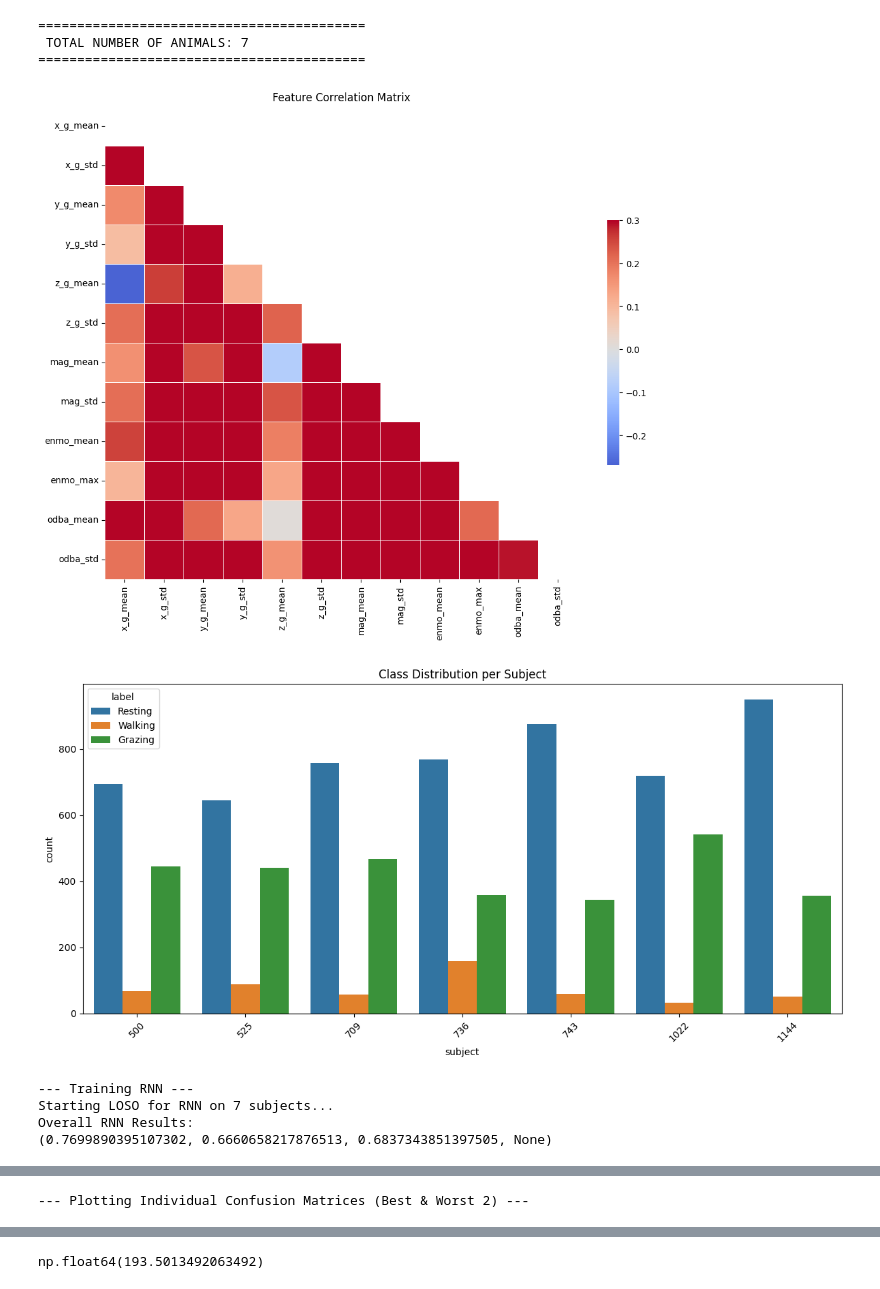
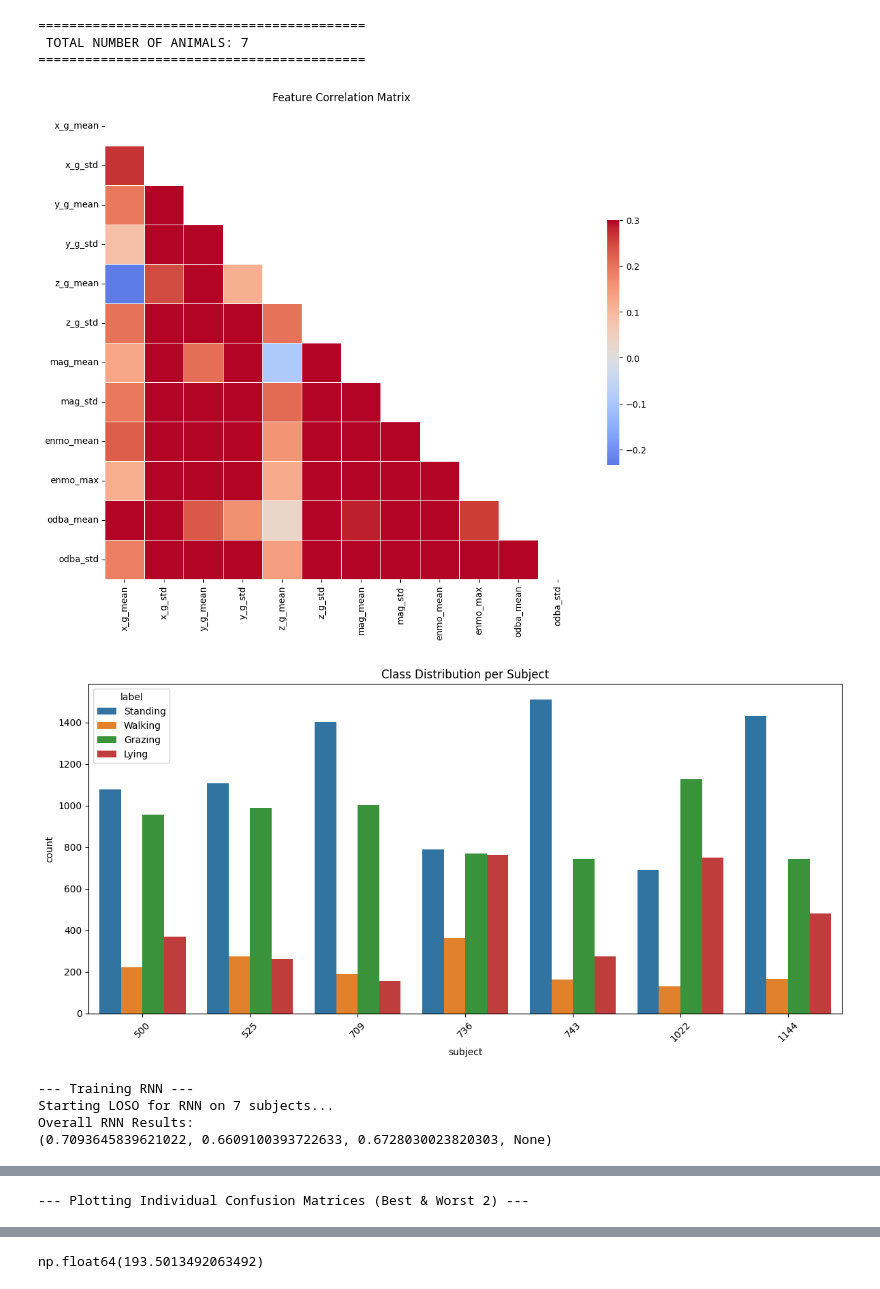
Before and after one commit to rajeshneupane7/accelrometer_codes, a Jupyter notebook: methods_codes/gated_neural.ipynb, the cells around one changed output, grey strips where cells are left out. Drawn from its saved outputs; the diff is of its cells as text; code cells hidden in the pictures.

```diff
--- a/methods_codes/gated_neural.ipynb
+++ b/methods_codes/gated_neural.ipynb
@@ -30,7 +30,7 @@ print(f"Using device: {device}")
 
 # --- Start of Notebook Cell ---
 actual_file = []
-main_path = "/home/rajesh/work/acclerometer_project/zip_data"
+main_path = "/mnt/c/Users/rajes/Desktop/cortland"
 
 if os.path.exists(main_path):
     for zip_file in os.listdir(main_path):
@@ -52,11 +52,15 @@ if os.path.exists(main_path):
 else: print(f"Main path does not exist: {main_path}")
 
 
-# --- Start of Notebook Cell ---
-if 'df_raw' in locals():
-    df_raw['behavioral_category']= df_raw['behavioral_category'].apply(lambda x : 'Resting' if x=='Resting Ruminating' else x)
-    print(df_raw['behavioral_category'].unique())
-else:
-    print("df_raw not loaded. Please check data loading step.")
+# # --- Start of Notebook Cell ---
+# if 'df_raw' in locals():
+#     df_raw['behavioral_category']= df_raw['behavioral_category'].apply(lambda x : 'Resting' if x=='Resting Ruminating' else x)
+#     print(df_raw['behavioral_category'].unique())
+# else:
+#     print("df_raw not loaded. Please check data loading step.")
+map_dict={'Standing and Ruminating': 'Standing', 'Drinking':'Standing', 'Lying and Ruminating':'Lying', 'Browsing':'Grazing'}
+type(list(map_dict.keys()))
+df_raw['behavioral_category']= df_raw['behavioral_category'].apply(lambda x : map_dict[x] if x in list(map_dict.keys()) else x)
+df_raw= df_raw[df_raw['behavioral_category']!='GreenFeed']
 # %% [output]
 Using device: cuda
@@ -609,7 +612,7 @@ else:
     pipe = AdaptiveAccelPipeline(df)
     pipe.filter()
     pipe.features()
-    df_r = pipe.resample(window=20, thresh=0.8)
+    df_r = pipe.resample(window=10, thresh=0.70)
 
     # --- Animal Count ---
     num_animals = df_r['subject'].nunique()
@@ -627,7 +630,7 @@ else:
     df_r["label_enc"] = le.fit_transform(df_r["label"])
     df_r[feats] = StandardScaler().fit_transform(df_r[feats])
 
-    sequence_length = 5 # As defined in the original notebook
+    sequence_length = 10 # As defined in the original notebook
     X, y, subjects = pipe.sequences(df_r, feats, "label_enc", steps=sequence_length)
 
     # --- Run All Models ---
@@ -665,36 +668,36 @@ else:
     # --- Final Comparison Visualization ---
     if comparison_data:
         metrics_df = pd.DataFrame(comparison_data)
         plot_loso_boxplots(metrics_df, metric="f1_macro")
         plot_loso_boxplots(metrics_df, metric="Accuracy")
 
     # --- Attention Map Visualization ---
     if "Transformer" in attention_maps:
         print("--- Visualizing Attention Map for Transformer Model ---")
         plot_attention_map(attention_maps["Transformer"], sequence_length, feats, title="Transformer Attention Map")
 # --- Export Results to CSV ---
 if comparison_data:
     metrics_df = pd.DataFrame(comparison_data)
 
     # Generate a filename with a timestamp to avoid overwriting
     import datetime
     timestamp = datetime.datetime.now().strftime("%Y%m%d_%H%M%S")
     csv_filename = f"loso_model_comparison_{timestamp}.csv"
 
     metrics_df.to_csv(csv_filename, index=False)
     print(f"✅ Results successfully exported to: {csv_filename}")
 
     # Optional: Export a summary table (Mean/Std per model)
     summary_df = metrics_df.groupby("Model").agg(['mean', 'std']).reset_index()
     summary_df.to_csv(f"loso_summary_statistics_{timestamp}.csv", index=False)
     print(f"✅ Summary statistics exported to: loso_summary_statistics_{timestamp}.csv")
 # %% [output]
 ==========================================
  TOTAL NUMBER OF ANIMALS: 7
 ==========================================
-[figure, old version]
+[figure, new version]
-[figure, old version]
+[figure, new version]
 --- Training RNN ---
 Starting LOSO for RNN on 7 subjects...
 Overall RNN Results:
-(0.7699890395107302, 0.6660658217876513, 0.6837343851397505, None)
+(0.7093645839621022, 0.6609100393722633, 0.6728030023820303, None)
```
Also changed, not shown: parts of 3 cells of this notebook, 4 other files.
